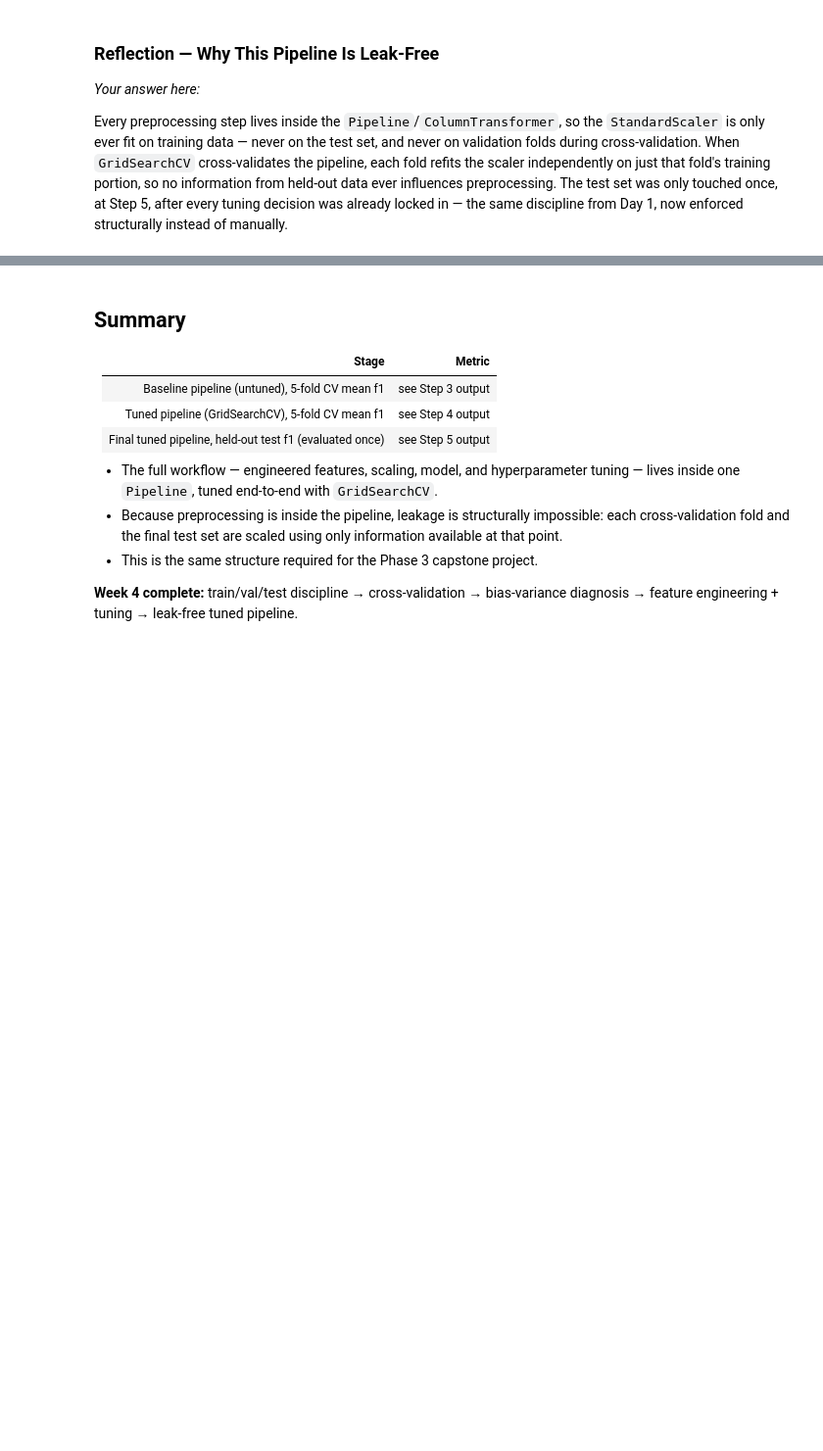
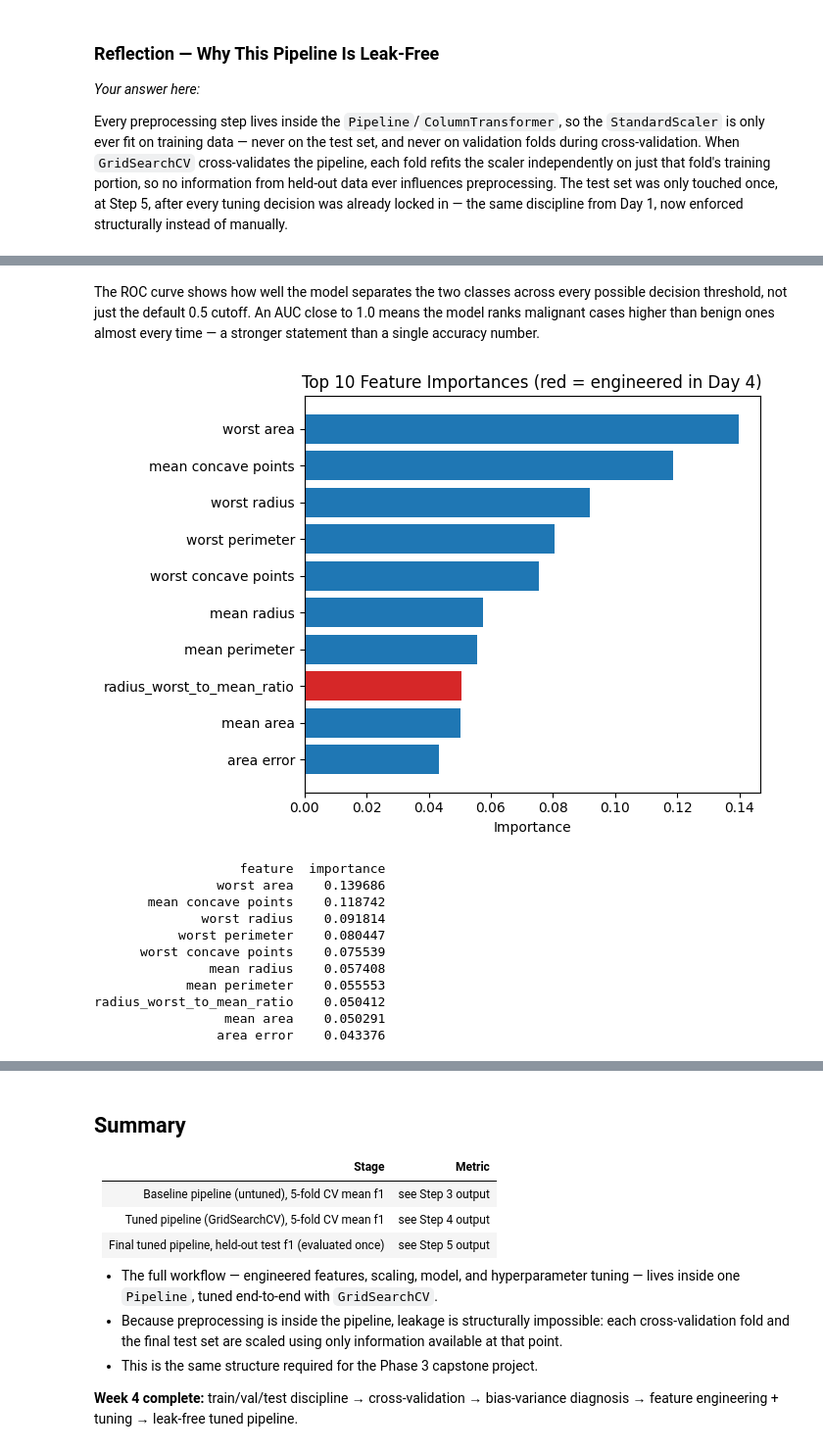
Before and after one commit to abuhlayel-coder/BinX-Tech-AI-ML-Internship, a Jupyter notebook: Week 4 - MODEL EVALUATION & TUNING/notebooks/Day 5/day5_Pipeline_Mini_Project.ipynb, the cells around one changed output, grey strips where cells are left out. Shown at 98% size. Saved outputs shown, nothing was run; the diff lists cells and outputs as text; code cells hidden in the pictures; blank space fills up the shorter version.

```diff
--- a/Week 4 - MODEL EVALUATION & TUNING/notebooks/Day 5/day5_Pipeline_Mini_Project.ipynb
+++ b/Week 4 - MODEL EVALUATION & TUNING/notebooks/Day 5/day5_Pipeline_Mini_Project.ipynb
@@ -147,0 +183,35 @@ Every preprocessing step lives inside the `Pipeline`/`ColumnTransformer`, so the
+# %% [markdown]
+The ROC curve shows how well the model separates the two classes across every possible decision threshold, not just the default 0.5 cutoff. An AUC close to 1.0 means the model ranks malignant cases higher than benign ones almost every time — a stronger statement than a single accuracy number.
+# %%
+importances = best_pipeline.named_steps['model'].feature_importances_
+feat_names = numeric_cols
+
+importance_df = pd.DataFrame({
+    'feature': feat_names,
+    'importance': importances
+}).sort_values('importance', ascending=False).head(10)
+
+plt.figure(figsize=(7, 5))
+colors = ['#d62728' if f in ('radius_worst_to_mean_ratio', 'concavity_per_area') else '#1f77b4'
+          for f in importance_df['feature']]
+plt.barh(importance_df['feature'][::-1], importance_df['importance'][::-1], color=colors[::-1])
+plt.xlabel('Importance')
+plt.title('Top 10 Feature Importances (red = engineered in Day 4)')
+plt.tight_layout()
+plt.savefig('feature_importance.png', dpi=100)
+plt.show()
+
+print(importance_df.to_string(index=False))
+# %% [output]
+[figure, added]
+                   feature  importance
+                worst area    0.139686
+       mean concave points    0.118742
+              worst radius    0.091814
+           worst perimeter    0.080447
+      worst concave points    0.075539
+               mean radius    0.057408
+            mean perimeter    0.055553
+radius_worst_to_mean_ratio    0.050412
+                 mean area    0.050291
+                area error    0.043376
```
Also changed, not shown: parts of 7 cells of this notebook, 1 other file.
